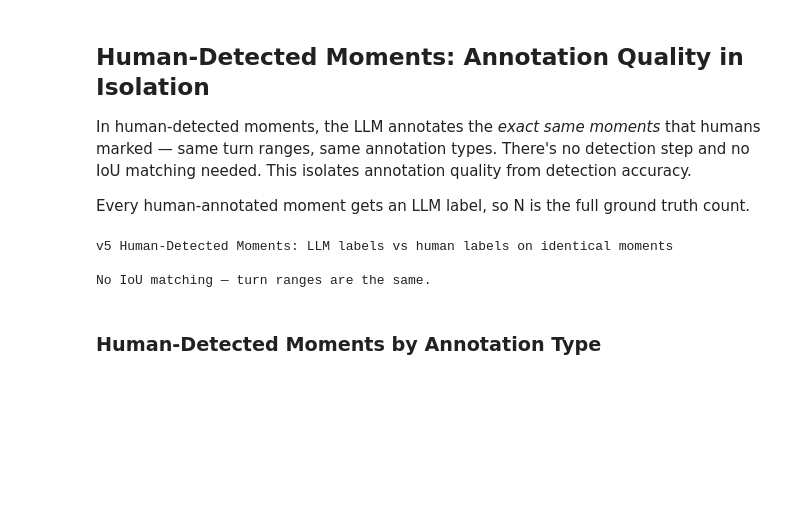
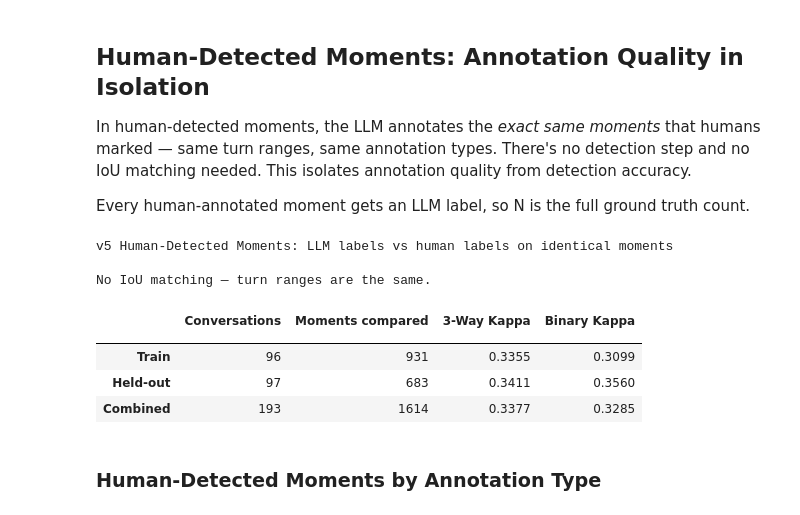
Before and after one commit to allenai/tutorsim, a Jupyter notebook: validation/2_annotation_validation.ipynb, the cells around one changed output. Cells and saved outputs as stored; diff of their text form; code cells hidden in the pictures; blank space fills up the shorter version.

```diff
--- a/validation/2_annotation_validation.ipynb
+++ b/validation/2_annotation_validation.ipynb
@@ -188,32 +188,37 @@ Every human-annotated moment gets an LLM label, so N is the full ground truth co
 # %%
 v5_gold, is_gold = load_annotations(GOLD_VERSION, 'annotations_gold.json')
 if v5_gold is None:
     print(f'No gold annotations found for {GOLD_VERSION}')
 else:
     rows = []
     for label, ids in [('Train', train_ids), ('Held-out', ho_ids), ('Combined', all_eval_ids)]:
         matches = []
         for cid in sorted(ids):
             hm = ground_truth['conversations'][cid]['key_moments']
             llm = v5_gold.get(cid, [])
             matches.extend(match_gold_direct(hm, llm))
         eff = compute_effectiveness_metrics(matches)
         rows.append({
             '': label,
             'Conversations': len(ids),
             'Moments compared': eff['total_matched'],
             '3-Way Kappa': f"{eff['three_way_kappa']:.4f}",
             'Binary Kappa': f"{eff['binary_kappa']:.4f}",
         })
 
     df_gold = pd.DataFrame(rows).set_index('')
     print(f'v5 Human-Detected Moments: LLM labels vs human labels on identical moments\n')
     print(f'No IoU matching — turn ranges are the same.\n')
-    df_gold
+    display(df_gold)
 # %% [output]
 v5 Human-Detected Moments: LLM labels vs human labels on identical moments
 
 No IoU matching — turn ranges are the same.
+|  | Conversations | Moments compared | 3-Way Kappa | Binary Kappa |
+|  |  |  |  |  |
+| Train | 96 | 931 | 0.3355 | 0.3099 |
+| Held-out | 97 | 683 | 0.3411 | 0.3560 |
+| Combined | 193 | 1614 | 0.3377 | 0.3285 |
 # %% [markdown]
 ### Human-Detected Moments by Annotation Type
 # %%
```
Also changed, not shown: parts of 5 cells of this notebook.
